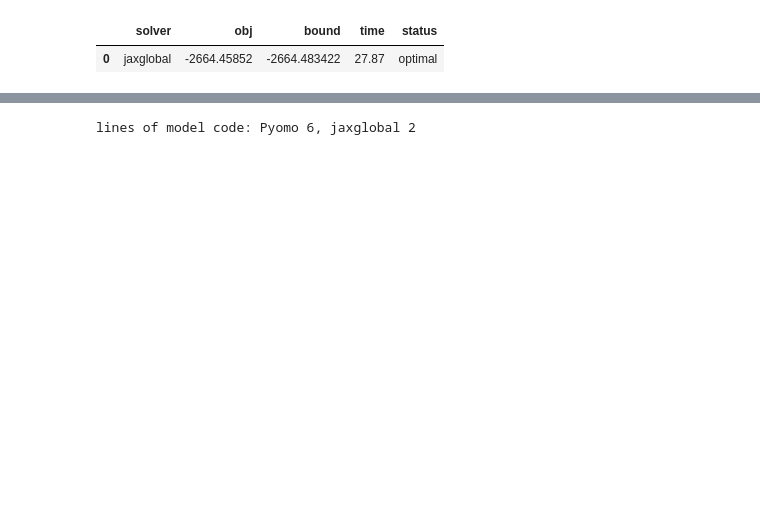
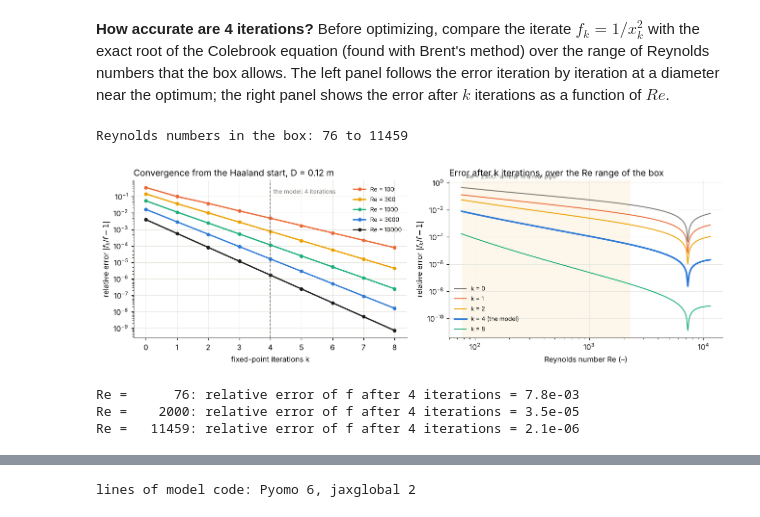
Before and after one commit to jkitchin/jax-go, a Jupyter notebook: notebooks/12-things-pyomo-cannot-express.ipynb, the cells around one changed output, grey strips where cells are left out. Drawn from its saved outputs; the diff is of its cells as text; code cells hidden in the pictures; blank space fills up the shorter version.

```diff
--- a/notebooks/12-things-pyomo-cannot-express.ipynb
+++ b/notebooks/12-things-pyomo-cannot-express.ipynb
@@ -44,10 +96,63 @@ def pipe(x):
     Re = RHO * v * D / MU
     dP = friction(Re, D) * (LEN / D) * RHO * v**2 / 2
     return -4e5 * Q + 0.8 * dP * Q / 0.7 + 2.4e4 * D**1.5
-
-
-r_pipe_jax = solve_jax(pipe, [1e-3, 0.02], [1e-2, 0.3])
-table([r_pipe_jax])
-# %% [output]
-|  | solver | obj | bound | time | status |
-| 0 | jaxglobal | -2664.45852 | -2664.483422 | 27.87 | optimal |
+# %% [markdown]
+**How accurate are 4 iterations?** Before optimizing, compare the iterate $f_k = 1/x_k^2$ with the exact root of
+the Colebrook equation (found with Brent's method) over the range of Reynolds numbers that the box allows. The
+left panel follows the error iteration by iteration at a diameter near the optimum; the right panel shows the
+error after $k$ iterations as a function of $Re$.
+# %%
+def g_np(x, Re, D):
+    return -2.0 * np.log10(EPS / (3.7 * D) + 2.51 * x / Re)
+
+
+def f_iterate(Re, D, k):
+    x = -1.8 * np.log10((EPS / D / 3.7) ** 1.11 + 6.9 / Re)
+    for _ in range(k):
+        x = g_np(x, Re, D)
+    return 1.0 / x**2
+
+
+def f_colebrook(Re, D):
+    return 1.0 / brentq(lambda x: x - g_np(x, Re, D), 0.1, 50.0, xtol=1e-14) ** 2
+
+
+re_min = 4 * RHO * 1e-3 / (np.pi * MU * 0.3)  # smallest Q, largest D
+re_max = 4 * RHO * 1e-2 / (np.pi * MU * 0.02)  # largest Q, smallest D
+print(f"Reynolds numbers in the box: {re_min:.0f} to {re_max:.0f}")
+
+D0 = 0.12
+fig, (ax1, ax2) = plt.subplots(1, 2, figsize=(12, 4))
+ks = np.arange(9)
+for Re, col in zip([100, 300, 1000, 3000, 1e4], [ORANGE, YELLOW, AQUA, BLUE, INK]):
+    fe = f_colebrook(Re, D0)
+    ax1.semilogy(ks, [abs(f_iterate(Re, D0, k) / fe - 1) for k in ks], "o-", color=col, ms=4, lw=1.8, label=f"Re = {Re:g}")
+ax1.axvline(4, color=MUTED, ls="--", lw=1)
+ax1.text(4.1, 0.15, "the model: 4 iterations", color=MUTED, fontsize=8)
+ax1.set_xlabel("fixed-point iterations k")
+ax1.set_ylabel(r"relative error $|f_k/f - 1|$")
+ax1.set_title(f"Convergence from the Haaland start, D = {D0} m", loc="left")
+ax1.legend(frameon=False, fontsize=8)
+
+res = np.geomspace(re_min, re_max, 200)
+fex = np.array([f_colebrook(R, D0) for R in res])
+for k, col in zip([0, 1, 2, 4, 8], [MUTED, ORANGE, YELLOW, BLUE, AQUA]):
+    err = np.abs(np.array([f_iterate(R, D0, k) for R in res]) / fex - 1)
+    ax2.loglog(res, err, color=col, lw=2.2 if k == 4 else 1.3, label=f"k = {k}" + (" (the model)" if k == 4 else ""))
+ax2.axvspan(re_min, 2300, color=YELLOW, alpha=0.08, lw=0)
+ax2.text(re_min * 1.1, 2.0, "Re < 2300: laminar in a real pipe", fontsize=8, color=MUTED)
+ax2.set_xlabel("Reynolds number Re (–)")
+ax2.set_ylabel(r"relative error $|f_k/f - 1|$")
+ax2.set_title("Error after k iterations, over the Re range of the box", loc="left")
+ax2.legend(frameon=False, fontsize=8, loc="lower left")
+fig.tight_layout()
+plt.show()
+
+for Re in (re_min, 2000, re_max):
+    print(f"Re = {Re:7.0f}: relative error of f after 4 iterations = {abs(f_iterate(Re, D0, 4) / f_colebrook(Re, D0) - 1):.1e}")
+# %% [output]
+Reynolds numbers in the box: 76 to 11459
+[figure, added]
+Re =      76: relative error of f after 4 iterations = 7.8e-03
+Re =    2000: relative error of f after 4 iterations = 3.5e-05
+Re =   11459: relative error of f after 4 iterations = 2.1e-06
```
Also changed, not shown: parts of 40 cells of this notebook, 15 other files.
